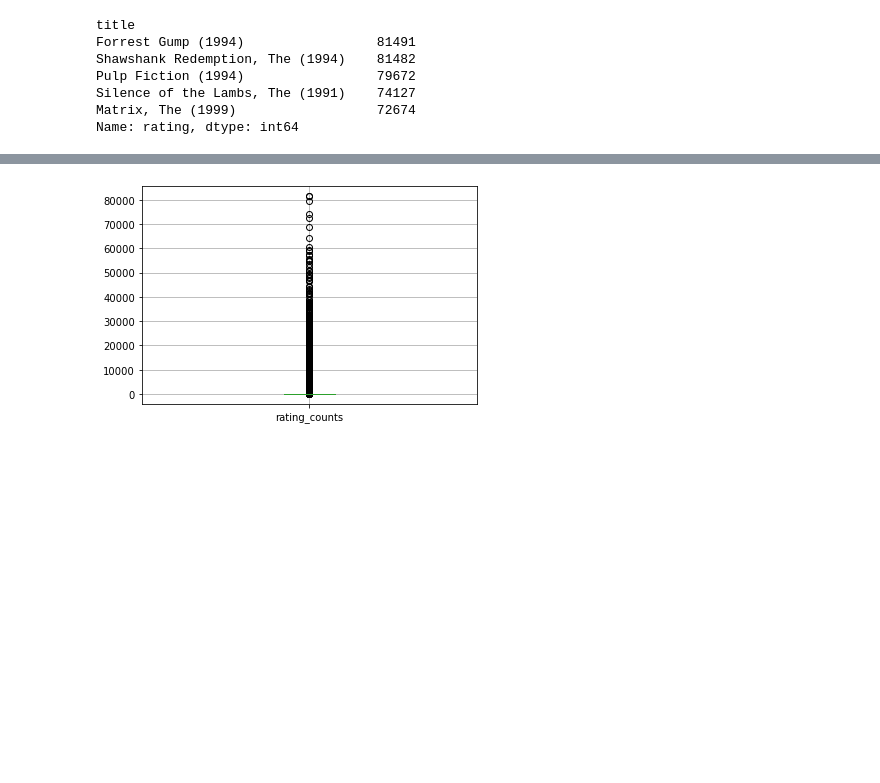
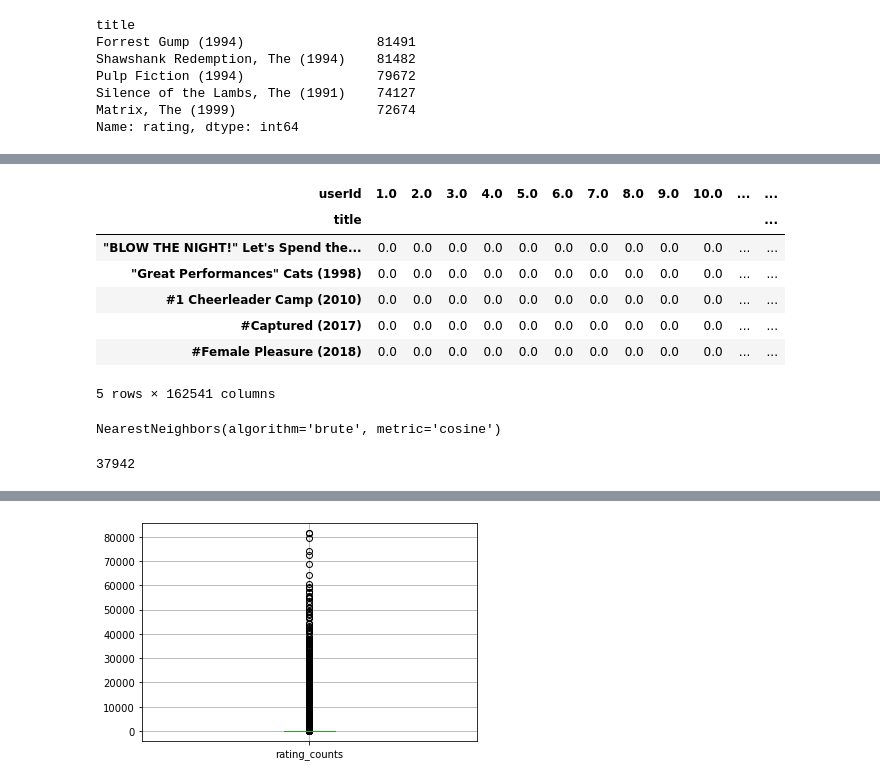
Before and after one commit to WilliamScarbro/CS535_TermProject, a Jupyter notebook: bin/initial_analysis.ipynb, the cells around one changed output, grey strips where cells are left out. Drawn from its saved outputs; the diff is of its cells as text; code cells hidden in the pictures; blank space fills up the shorter version.

Commit message:
adding nearest neighbour

```diff
--- a/bin/initial_analysis.ipynb
+++ b/bin/initial_analysis.ipynb
@@ -89,0 +89,18 @@ Average_ratings.describe()
+# %%
+data_movies = movies.merge(Average_ratings, left_on='title', right_on='title', how='left')
+# %%
+data_movies = data_movies.drop(['rating'], axis=1)
+# %%
+data_movies = data_movies.merge(rates,left_on='movieId', right_on='movieId', how='left')
+# %%
+features = data_movies.pivot_table(index='title', columns='userId', values='rating').fillna(0)
+features.head()
+# %% [output]
+| userId | 1.0 | 2.0 | 3.0 | 4.0 | 5.0 | 6.0 | 7.0 | 8.0 | 9.0 | 10.0 | ... | ... |
+| title |  |  |  |  |  |  |  |  |  |  |  | ... |
+| "BLOW THE NIGHT!" Let's Spend the... | 0.0 | 0.0 | 0.0 | 0.0 | 0.0 | 0.0 | 0.0 | 0.0 | 0.0 | 0.0 | ... | ... |
+| "Great Performances" Cats (1998) | 0.0 | 0.0 | 0.0 | 0.0 | 0.0 | 0.0 | 0.0 | 0.0 | 0.0 | 0.0 | ... | ... |
+| #1 Cheerleader Camp (2010) | 0.0 | 0.0 | 0.0 | 0.0 | 0.0 | 0.0 | 0.0 | 0.0 | 0.0 | 0.0 | ... | ... |
+| #Captured (2017) | 0.0 | 0.0 | 0.0 | 0.0 | 0.0 | 0.0 | 0.0 | 0.0 | 0.0 | 0.0 | ... | ... |
+| #Female Pleasure (2018) | 0.0 | 0.0 | 0.0 | 0.0 | 0.0 | 0.0 | 0.0 | 0.0 | 0.0 | 0.0 | ... | ... |
+5 rows × 162541 columns
@@ -89,0 +111,12 @@ Average_ratings.describe()
+# %%
+from sklearn.neighbors import NearestNeighbors
+model = NearestNeighbors(metric = "cosine", algorithm = 'brute')
+model.fit(features.values)
+# %% [output]
+NearestNeighbors(algorithm='brute', metric='cosine')
+# %%
+# Taking a new movie at random
+query_index = np.random.choice(features.shape[0])    # Collect 1 record
+print(query_index)
+# %% [output]
+37942
```
Also changed, not shown: parts of 10 cells of this notebook.
